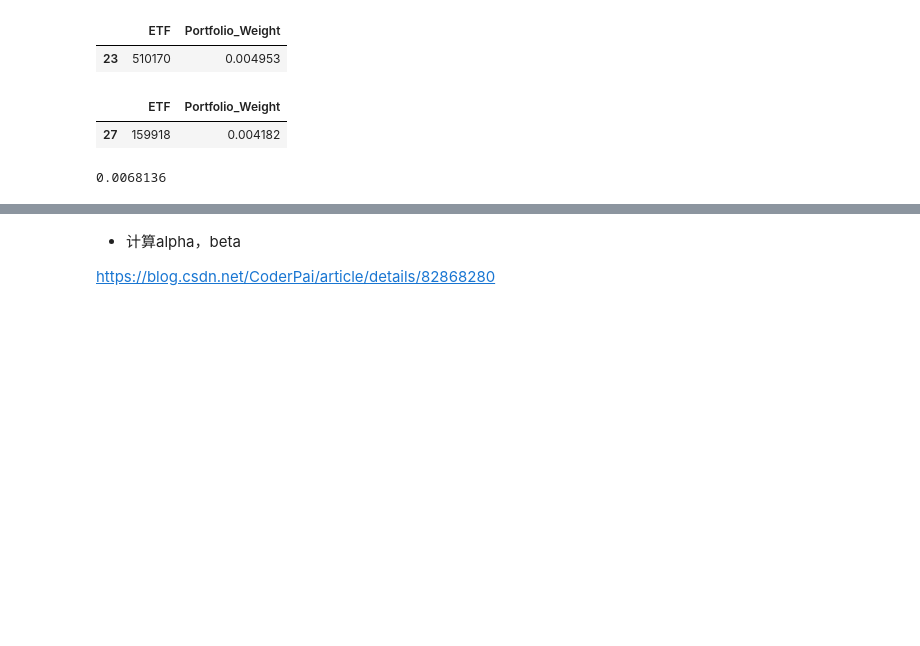
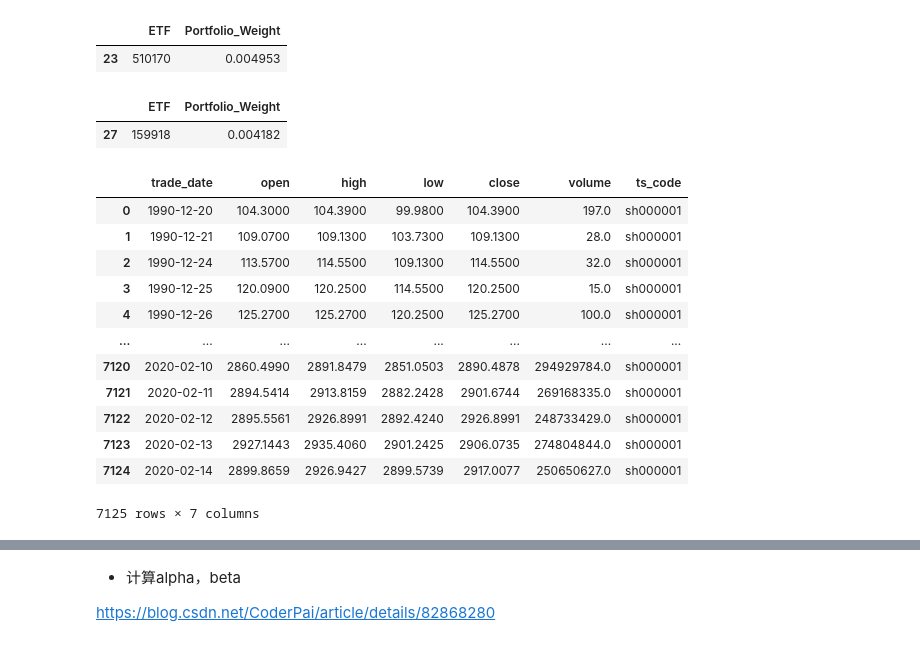
Before and after one commit to bradsun91/brad_public_workspace_mac, a Jupyter notebook: quant_research/RESEARCH_3_RISK_PARITY_PORTFOLIO_RECORD.ipynb, the cells around one changed output, grey strips where cells are left out. Cells and saved outputs as stored; diff of their text form; code cells hidden in the pictures; blank space fills up the shorter version.

```diff
--- a/quant_research/RESEARCH_3_RISK_PARITY_PORTFOLIO_RECORD.ipynb
+++ b/quant_research/RESEARCH_3_RISK_PARITY_PORTFOLIO_RECORD.ipynb
@@ -376,6 +385,2 @@ date = [
 ]
-# %%
-1362.72/200000
-# %% [output]
-0.0068136
 # %%
@@ -419,0 +416,16 @@ sh_mkt = [
+# %%
+sh_index
+# %% [output]
+|  | trade_date | open | high | low | close | volume | ts_code |
+| 0 | 1990-12-20 | 104.3000 | 104.3900 | 99.9800 | 104.3900 | 197.0 | sh000001 |
+| 1 | 1990-12-21 | 109.0700 | 109.1300 | 103.7300 | 109.1300 | 28.0 | sh000001 |
+| 2 | 1990-12-24 | 113.5700 | 114.5500 | 109.1300 | 114.5500 | 32.0 | sh000001 |
+| 3 | 1990-12-25 | 120.0900 | 120.2500 | 114.5500 | 120.2500 | 15.0 | sh000001 |
+| 4 | 1990-12-26 | 125.2700 | 125.2700 | 120.2500 | 125.2700 | 100.0 | sh000001 |
+| ... | ... | ... | ... | ... | ... | ... | ... |
+| 7120 | 2020-02-10 | 2860.4990 | 2891.8479 | 2851.0503 | 2890.4878 | 294929784.0 | sh000001 |
+| 7121 | 2020-02-11 | 2894.5414 | 2913.8159 | 2882.2428 | 2901.6744 | 269168335.0 | sh000001 |
+| 7122 | 2020-02-12 | 2895.5561 | 2926.8991 | 2892.4240 | 2926.8991 | 248733429.0 | sh000001 |
+| 7123 | 2020-02-13 | 2927.1443 | 2935.4060 | 2901.2425 | 2906.0735 | 274804844.0 | sh000001 |
+| 7124 | 2020-02-14 | 2899.8659 | 2926.9427 | 2899.5739 | 2917.0077 | 250650627.0 | sh000001 |
+7125 rows × 7 columns
```
Also changed, not shown: parts of 21 cells of this notebook, 2 other files.
